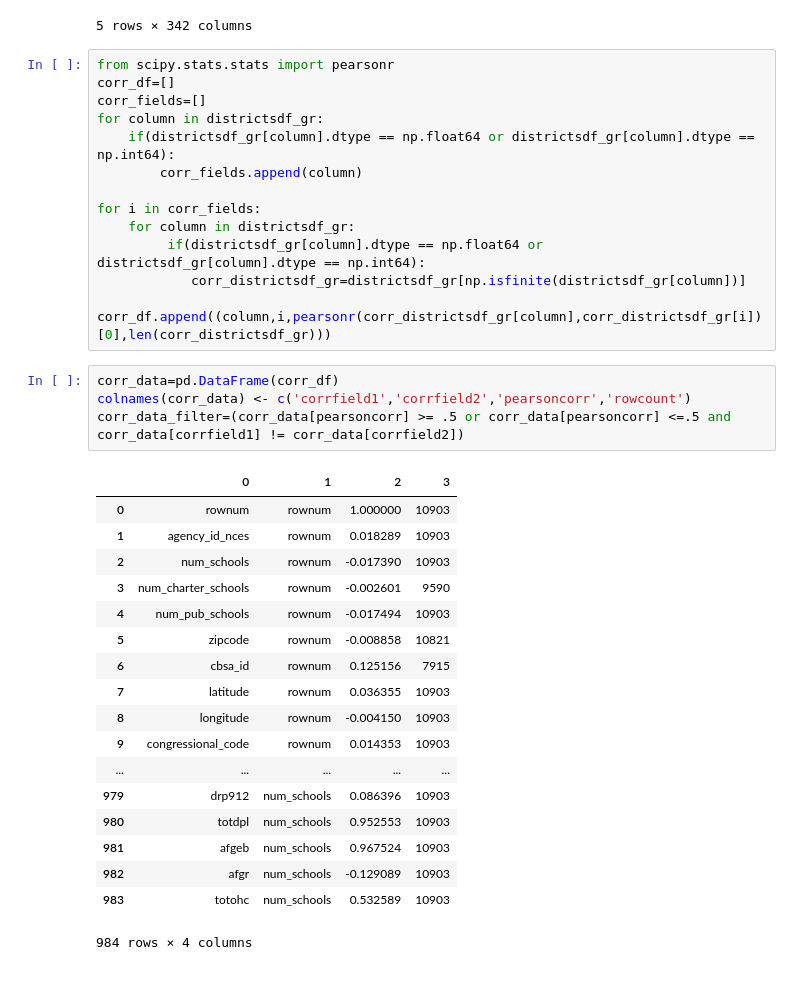
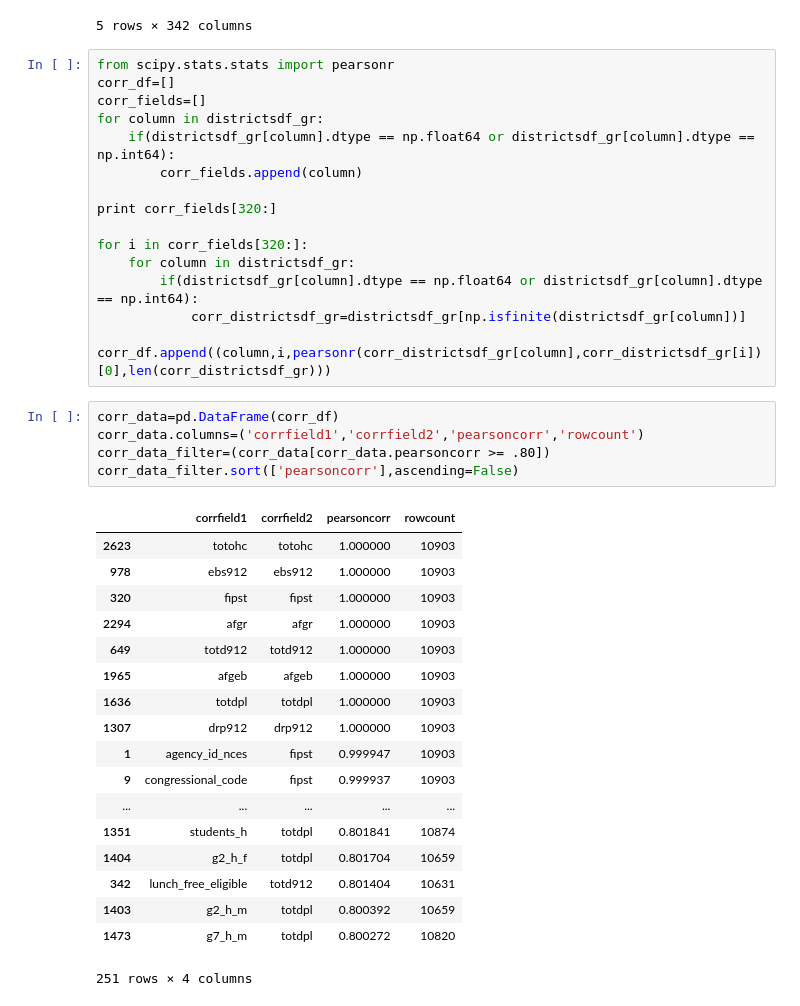
Before and after one commit to ashwindeo/dataschoolers, a Jupyter notebook: processbook_schooldistricts.ipynb, the cells around one changed output. Saved outputs shown, nothing was run; the diff lists cells and outputs as text.

```diff
--- a/processbook_schooldistricts.ipynb
+++ b/processbook_schooldistricts.ipynb
@@ -195,31 +195,34 @@ for column in districtsdf_gr:
     if(districtsdf_gr[column].dtype == np.float64 or districtsdf_gr[column].dtype == np.int64):
         corr_fields.append(column)
 
-for i in corr_fields:
+print corr_fields[320:]
+
+for i in corr_fields[320:]:
     for column in districtsdf_gr:
-         if(districtsdf_gr[column].dtype == np.float64 or districtsdf_gr[column].dtype == np.int64):
+        if(districtsdf_gr[column].dtype == np.float64 or districtsdf_gr[column].dtype == np.int64):
             corr_districtsdf_gr=districtsdf_gr[np.isfinite(districtsdf_gr[column])]
             corr_df.append((column,i,pearsonr(corr_districtsdf_gr[column],corr_districtsdf_gr[i])[0],len(corr_districtsdf_gr)))
 # %%
 corr_data=pd.DataFrame(corr_df)
-colnames(corr_data) <- c('corrfield1','corrfield2','pearsoncorr','rowcount')
-corr_data_filter=(corr_data[pearsoncorr] >= .5 or corr_data[pearsoncorr] <=.5 and corr_data[corrfield1] != corr_data[corrfield2])
+corr_data.columns=('corrfield1','corrfield2','pearsoncorr','rowcount')
+corr_data_filter=(corr_data[corr_data.pearsoncorr >= .80])
+corr_data_filter.sort(['pearsoncorr'],ascending=False)
 # %% [output]
-|  | 0 | 1 | 2 | 3 |
-| 0 | rownum | rownum | 1.000000 | 10903 |
-| 1 | agency_id_nces | rownum | 0.018289 | 10903 |
-| 2 | num_schools | rownum | -0.017390 | 10903 |
-| 3 | num_charter_schools | rownum | -0.002601 | 9590 |
-| 4 | num_pub_schools | rownum | -0.017494 | 10903 |
-| 5 | zipcode | rownum | -0.008858 | 10821 |
-| 6 | cbsa_id | rownum | 0.125156 | 7915 |
-| 7 | latitude | rownum | 0.036355 | 10903 |
-| 8 | longitude | rownum | -0.004150 | 10903 |
-| 9 | congressional_code | rownum | 0.014353 | 10903 |
+|  | corrfield1 | corrfield2 | pearsoncorr | rowcount |
+| 2623 | totohc | totohc | 1.000000 | 10903 |
+| 978 | ebs912 | ebs912 | 1.000000 | 10903 |
+| 320 | fipst | fipst | 1.000000 | 10903 |
+| 2294 | afgr | afgr | 1.000000 | 10903 |
+| 649 | totd912 | totd912 | 1.000000 | 10903 |
+| 1965 | afgeb | afgeb | 1.000000 | 10903 |
+| 1636 | totdpl | totdpl | 1.000000 | 10903 |
+| 1307 | drp912 | drp912 | 1.000000 | 10903 |
+| 1 | agency_id_nces | fipst | 0.999947 | 10903 |
+| 9 | congressional_code | fipst | 0.999937 | 10903 |
 | ... | ... | ... | ... | ... |
-| 979 | drp912 | num_schools | 0.086396 | 10903 |
-| 980 | totdpl | num_schools | 0.952553 | 10903 |
-| 981 | afgeb | num_schools | 0.967524 | 10903 |
-| 982 | afgr | num_schools | -0.129089 | 10903 |
-| 983 | totohc | num_schools | 0.532589 | 10903 |
+| 1351 | students_h | totdpl | 0.801841 | 10874 |
+| 1404 | g2_h_f | totdpl | 0.801704 | 10659 |
+| 342 | lunch_free_eligible | totd912 | 0.801404 | 10631 |
+| 1403 | g2_h_m | totdpl | 0.800392 | 10659 |
+| 1473 | g7_h_m | totdpl | 0.800272 | 10820 |
-984 rows × 4 columns
+251 rows × 4 columns
```
